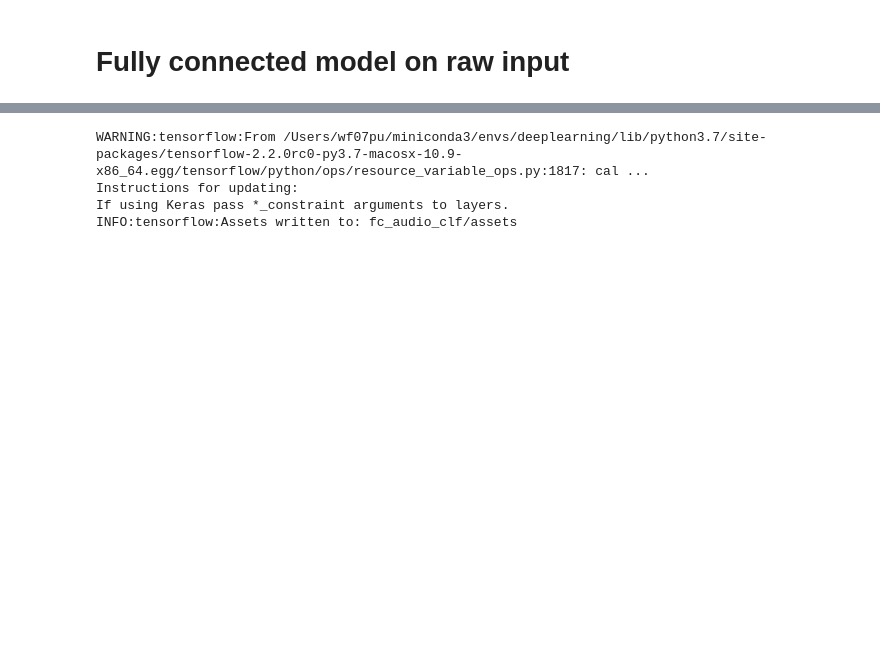
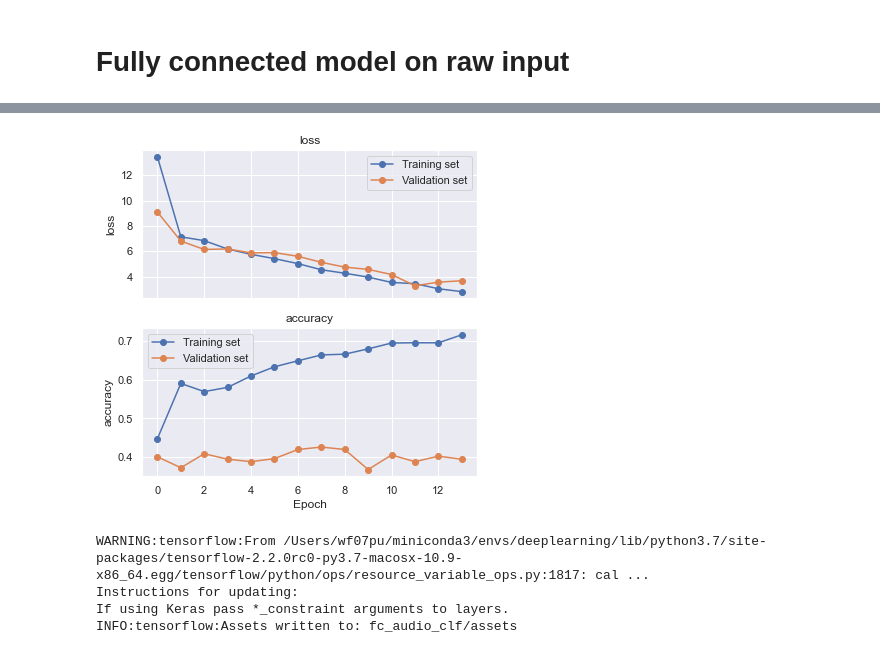
Before and after one commit to nvanommeren/audio_classification, a Jupyter notebook: audioset.ipynb, the cells around one changed output, grey strips where cells are left out. Drawn from its saved outputs; the diff is of its cells as text; code cells hidden in the pictures; blank space fills up the shorter version.

```diff
--- a/audioset.ipynb
+++ b/audioset.ipynb
@@ -300,7 +304,7 @@ class_weight_dict
 # %% [markdown]
 # Fully connected model on raw input
 # %%
-from tensorflow.keras.layers import Dense, Dropout, BatchNormalization
+#### from tensorflow.keras.layers import Dense, Dropout, BatchNormalization
 from tensorflow.keras.models import Sequential
 from tensorflow.keras.regularizers import l1_l2
 from tensorflow.keras.callbacks import EarlyStopping
@@ -333,11 +337,11 @@ early_stopping = EarlyStopping(monitor='val_loss', # min_delta=0,
 
 summary = model_fc.fit(resampled_ds,
                     epochs=20,
+                    steps_per_epoch=resampled_steps_per_epoch,
                     verbose=1,
                     validation_data=val_ds,
-                    shuffle=True,
                     random_state=123,
-                    steps_per_epoch=resampled_steps_per_epoch,
+                    validation_steps=val_steps_per_epoch,
                     callbacks=[early_stopping])
 
 plot_training_summary(summary)
@@ -351,3 +366,4 @@ To change all layers to have dtype float64 by default, call `tf.keras.backend.se
+[figure, added]
 # %%
 model_fc.save('fc_audio_clf')
 # %% [output]
```
Also changed, not shown: parts of 19 cells of this notebook.
